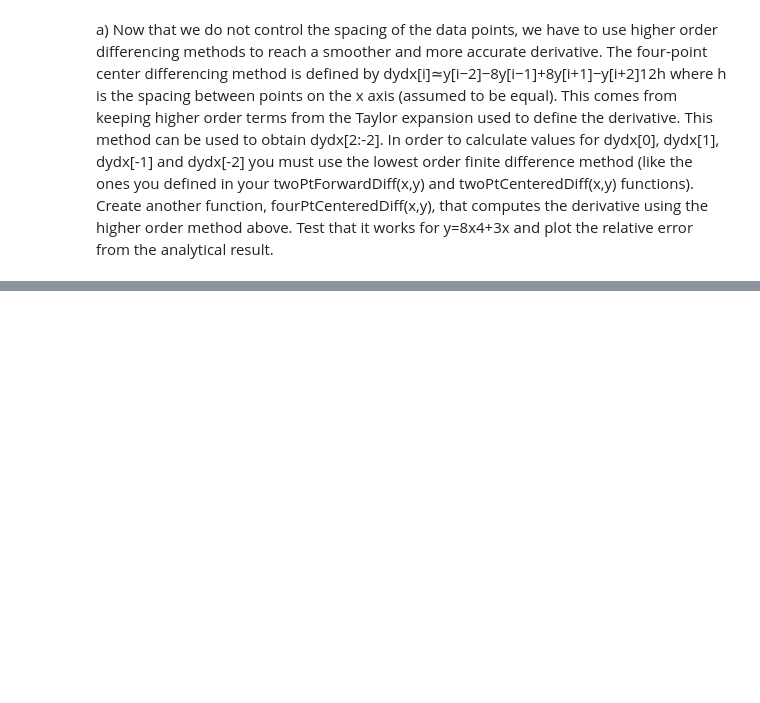
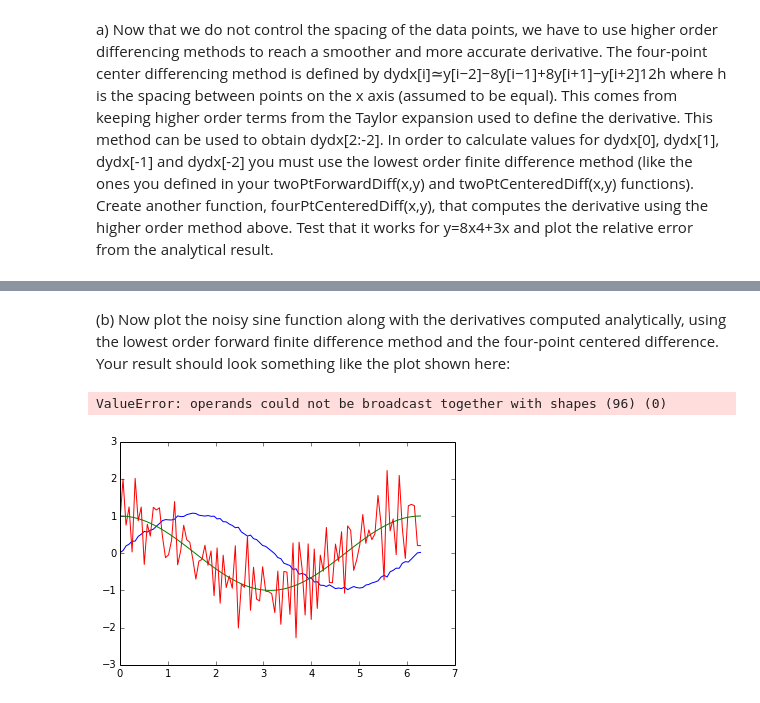
Before and after one commit to sfunkhou/PHYS202-S14, a Jupyter notebook: SciPy/DifferentiationExercises.ipynb, the cells around one changed output, grey strips where cells are left out. Cells and saved outputs as stored; diff of their text form; code cells hidden in the pictures; blank space fills up the shorter version.

```diff
--- a/SciPy/DifferentiationExercises.ipynb
+++ b/SciPy/DifferentiationExercises.ipynb
@@ -156,0 +178,16 @@ def fourPtCenteredDiff(x,y):
+# %% [markdown]
+(b) Now plot the noisy sine function along with the derivatives computed analytically, using the lowest order forward finite difference method and the four-point centered difference. Your result should look something like the plot shown here:
+# %%
+x = np.linspace(0,2*pi,100)
+y = np.sin(x) + 0.1*random.random(size=x.shape)
+
+plt.plot(x,y, label = "original data")
+plt.plot(x, np.cos(x), label = "analytical derivative")
+plt.plot(x,twoPtForwardDiff(x,y),label='forward difference')
+plt.plot(x,fourPtCenteredDiff(x,y),label='center difference')
+#plt.plot(x,dydxExact,label='exact')
+plt.legend(loc='upper left')
+plt.show()
+# %% [output]
+ValueError: operands could not be broadcast together with shapes (96) (0)
+[figure, added]
```
Also changed, not shown: parts of 2 cells of this notebook.
